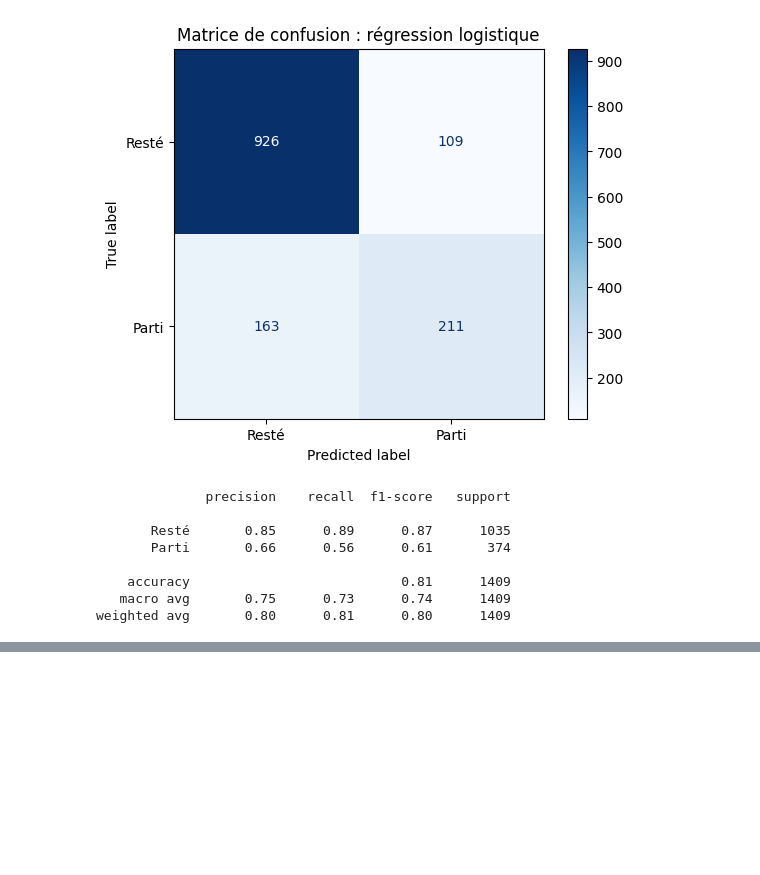
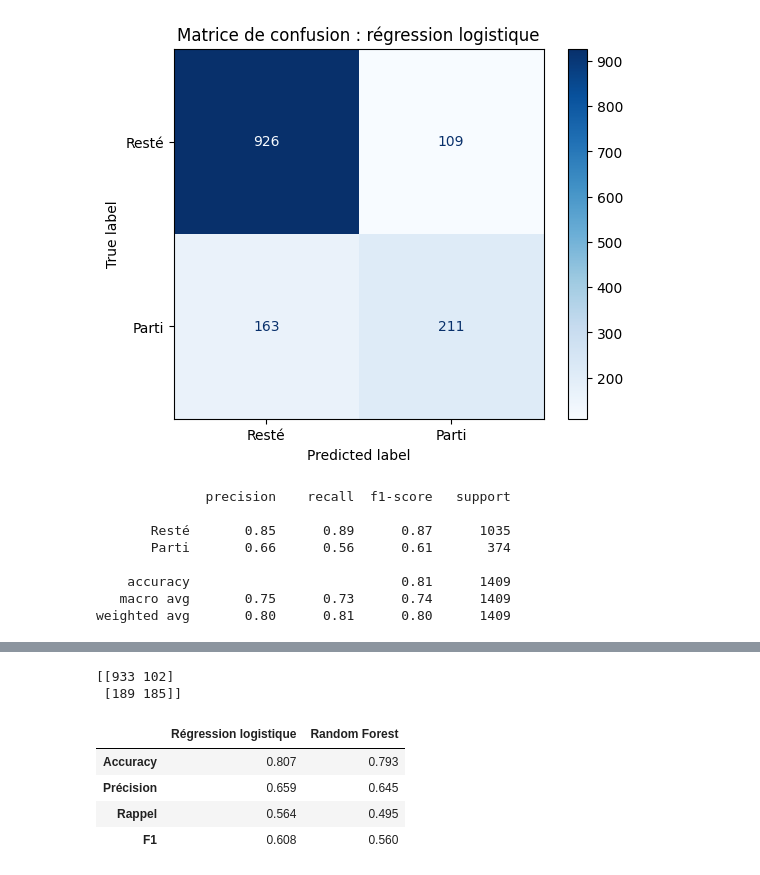
Before and after one commit to emnazayen8-ops/customer-churn-prediction, a Jupyter notebook: churn_projet.ipynb, the cells around one changed output, grey strips where cells are left out. Cells and saved outputs as stored; diff of their text form; code cells hidden in the pictures; blank space fills up the shorter version.

```diff
--- a/churn_projet.ipynb
+++ b/churn_projet.ipynb
@@ -488,0 +504,30 @@ weighted avg       0.80      0.81      0.80      1409
+# %%
+print(confusion_matrix(y_test, y_pred_rf))
+# %% [output]
+[[933 102]
+ [189 185]]
+# %%
+from sklearn.metrics import accuracy_score, precision_score, recall_score, f1_score
+
+resultats = pd.DataFrame({
+    "Régression logistique": [
+        accuracy_score(y_test, y_pred),
+        precision_score(y_test, y_pred),
+        recall_score(y_test, y_pred),
+        f1_score(y_test, y_pred),
+    ],
+    "Random Forest": [
+        accuracy_score(y_test, y_pred_rf),
+        precision_score(y_test, y_pred_rf),
+        recall_score(y_test, y_pred_rf),
+        f1_score(y_test, y_pred_rf),
+    ],
+}, index=["Accuracy", "Précision", "Rappel", "F1"]).round(3)
+
+resultats
+# %% [output]
+|  | Régression logistique | Random Forest |
+| Accuracy | 0.807 | 0.793 |
+| Précision | 0.659 | 0.645 |
+| Rappel | 0.564 | 0.495 |
+| F1 | 0.608 | 0.560 |
```
Also changed, not shown: parts of 6 cells of this notebook.
